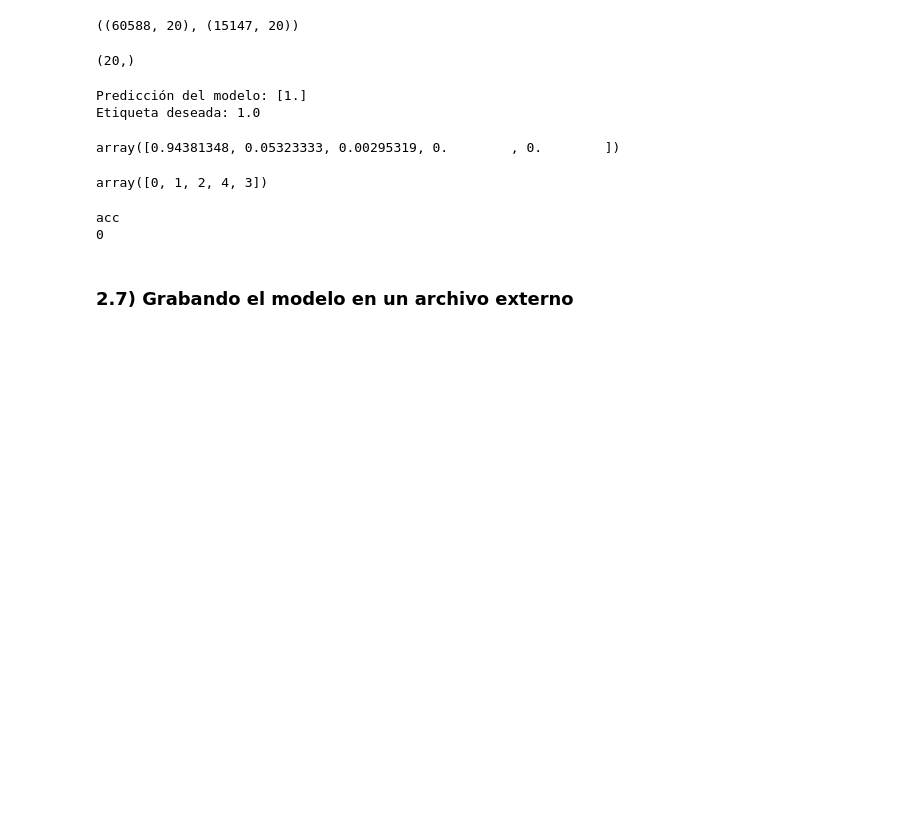
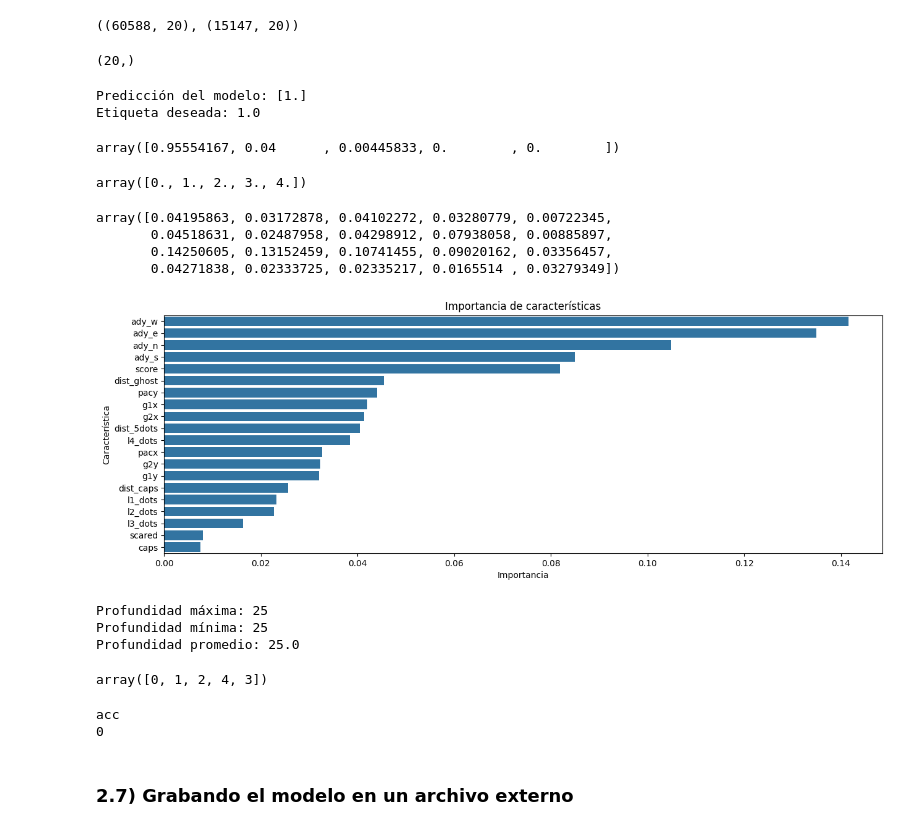
Before and after one commit to ray36512/ia-pucp-juegos-trabajo, a Jupyter notebook: Desafio4_Grupo3_v1.ipynb, the cells around one changed output. Saved outputs shown, nothing was run; the diff lists cells and outputs as text; code cells hidden in the pictures; blank space fills up the shorter version.

```diff
--- a/Desafio4_Grupo3_v1.ipynb
+++ b/Desafio4_Grupo3_v1.ipynb
@@ -330,8 +336,8 @@ Si se utiliza todo el conjunto de datos, el entrenamiento demora demasiado. Por
 
 #X_submuestreado, _, Y_submuestreado, _ = train_test_split(Xnn, Ynn, test_size=test_size, random_state=seed)
 
-X_submuestreado = Xnn #X_submuestreado.astype('float32')
-Y_submuestreado = Ynn #Y_submuestreado.astype('float32')
+X_submuestreado = Xnn.astype('float32') #X_submuestreado.astype('float32')
+Y_submuestreado = Ynn.astype('float32') #Y_submuestreado.astype('float32')
 # %%
 X_submuestreado.shape, Y_submuestreado.shape
 # %% [output]
@@ -406,6 +412,6 @@ Para los resultados que obtuve, el modelo que obtiene los mejores datos, conside
 # Reentrena modelo con todos los datos de entrenamiento y lo prueba en el conjunto de validación
 #model = DecisionTreeClassifier(criterion = 'entropy')
 #model = RandomForestClassifier(criterion = 'gini', max_depth=25)
-model = RandomForestClassifier(criterion = 'entropy', max_depth=25)
+model = RandomForestClassifier(criterion = 'entropy', max_depth=25, n_estimators=70)
 model.fit(X_train, Y_train)
 # %% [output]
@@ -472,7 +481,50 @@ probas = model.predict_proba(X_test[12].reshape(1,-1))[0]
 # %%
 probas
 # %% [output]
-array([0.94381348, 0.05323333, 0.00295319, 0.        , 0.        ])
+array([0.95554167, 0.04      , 0.00445833, 0.        , 0.        ])
+# %%
+model.classes_
+# %% [output]
+array([0., 1., 2., 3., 4.])
+# %%
+model.feature_importances_
+# %% [output]
+array([0.04195863, 0.03172878, 0.04102272, 0.03280779, 0.00722345,
+       0.04518631, 0.02487958, 0.04298912, 0.07938058, 0.00885897,
+       0.14250605, 0.13152459, 0.10741455, 0.09020162, 0.03356457,
+       0.04271838, 0.02333725, 0.02335217, 0.0165514 , 0.03279349])
+# %%
+sorted_indices = numpy.argsort(model.feature_importances_)[::-1]
+
+# Aplicar la ordenación a la matriz y a la lista de nombres de columna
+sorted_arr = model.feature_importances_[sorted_indices]
+sorted_column_names = [names[i] for i in sorted_indices]
+# %%
+import seaborn as sns
+plt.figure(figsize=(15, 5))
+sns.barplot(x=sorted_arr, y=sorted_column_names)
+plt.title(f'Importancia de características')
+plt.xlabel('Importancia')
+plt.ylabel('Característica')
+plt.show()
+# %% [output]
+[figure, added]
+# %%
+# Obtener la profundidad de cada árbol
+depths = [tree.tree_.max_depth for tree in model.estimators_]
+
+# Calcular estadísticas de las profundidades
+max_depth = max(depths)
+min_depth = min(depths)
+avg_depth = sum(depths) / len(depths)
+
+print(f"Profundidad máxima: {max_depth}")
+print(f"Profundidad mínima: {min_depth}")
+print(f"Profundidad promedio: {avg_depth}")
+# %% [output]
+Profundidad máxima: 25
+Profundidad mínima: 25
+Profundidad promedio: 25.0
 # %%
 accionList = numpy.flip(numpy.argsort(probas))
 accionList
```
Also changed, not shown: parts of 7 cells of this notebook, 2 other files.
